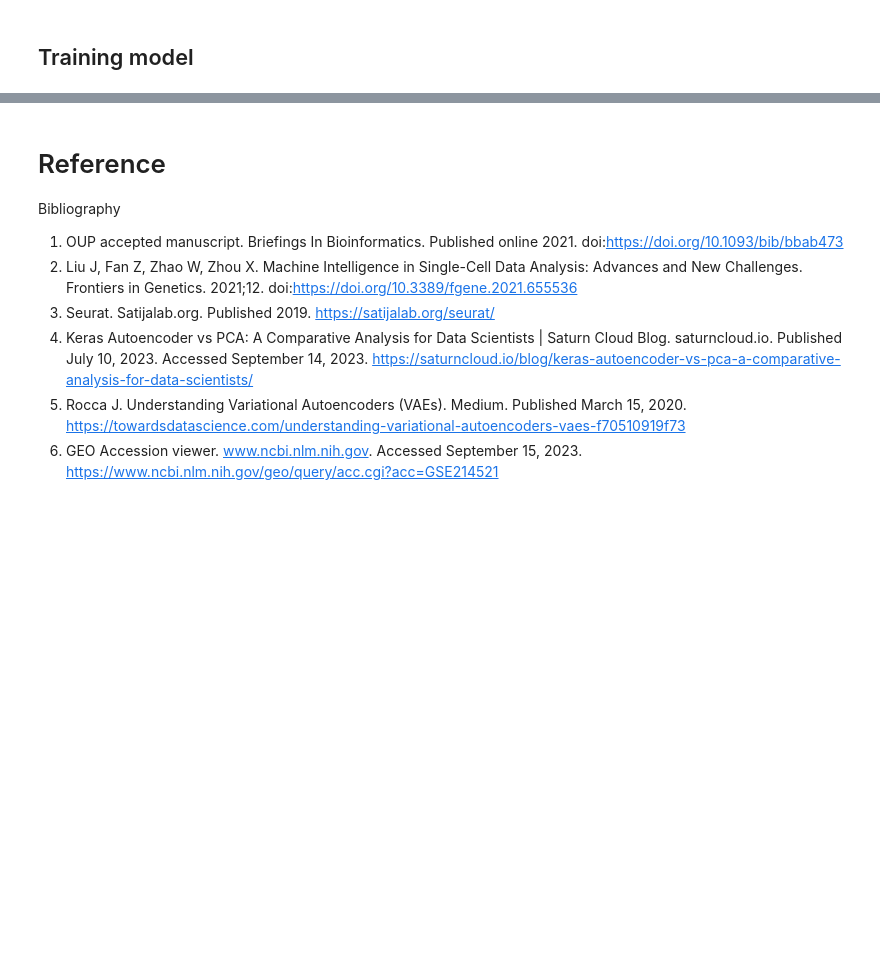
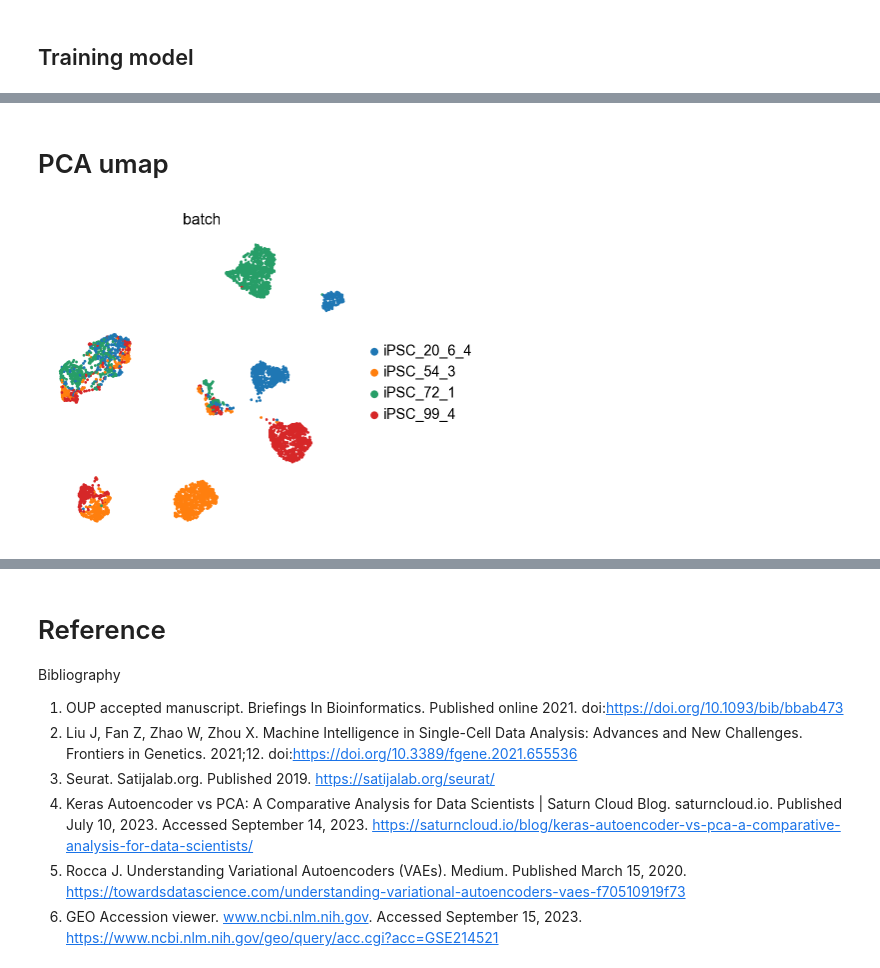
Before and after one commit to sayedjm/scVI_comparison_Seurat_LUMC, a Jupyter notebook: scVI.ipynb, the cells around one changed output, grey strips where cells are left out. Cells and saved outputs as stored; diff of their text form; code cells hidden in the pictures; blank space fills up the shorter version.

Commit message:
umap added

```diff
--- a/scVI.ipynb
+++ b/scVI.ipynb
@@ -393,0 +374,2 @@ NameError: name 't_model' is not defined
+# %% [markdown]
+# PCA umap
@@ -393,0 +378,6 @@ NameError: name 't_model' is not defined
+# %%
+sc.tl.pca(adata, n_comps=15)
+sc.pp.neighbors(adata, n_pcs=15)
+sc.tl.umap(adata, min_dist=0.3)
+# %% [output]
+[figure, added]
```
Also changed, not shown: parts of 22 cells of this notebook, 3 other files.
